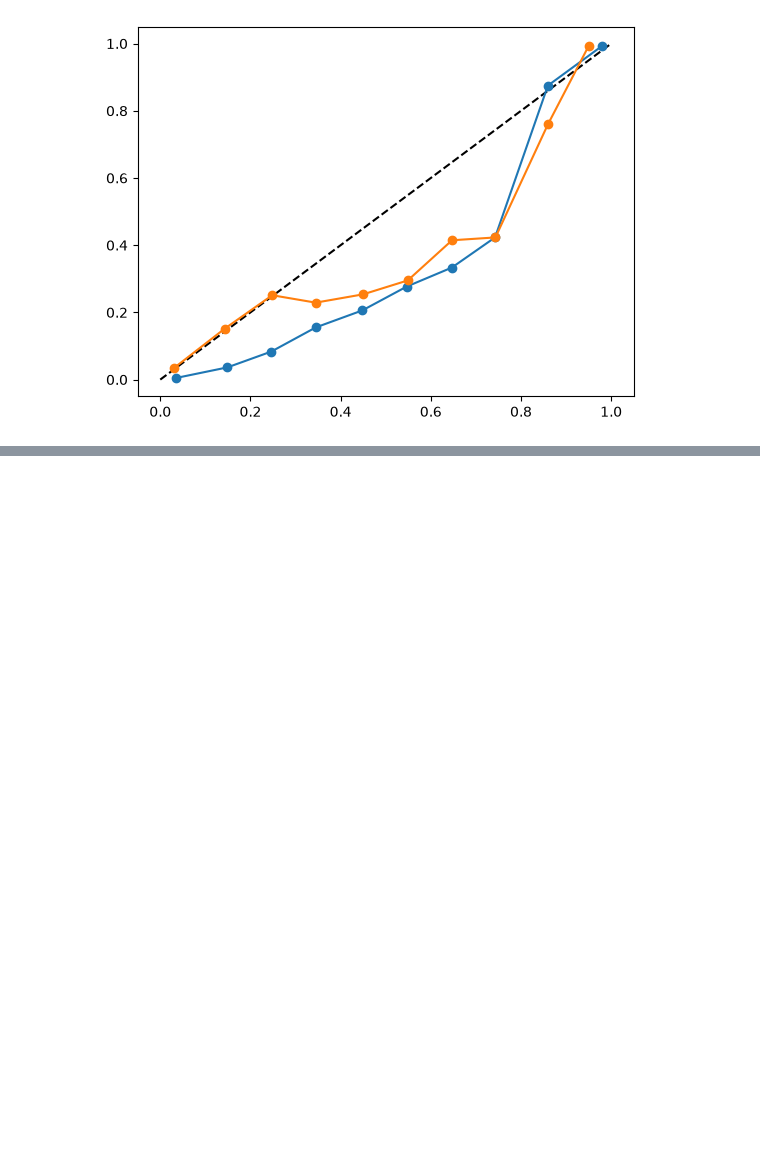
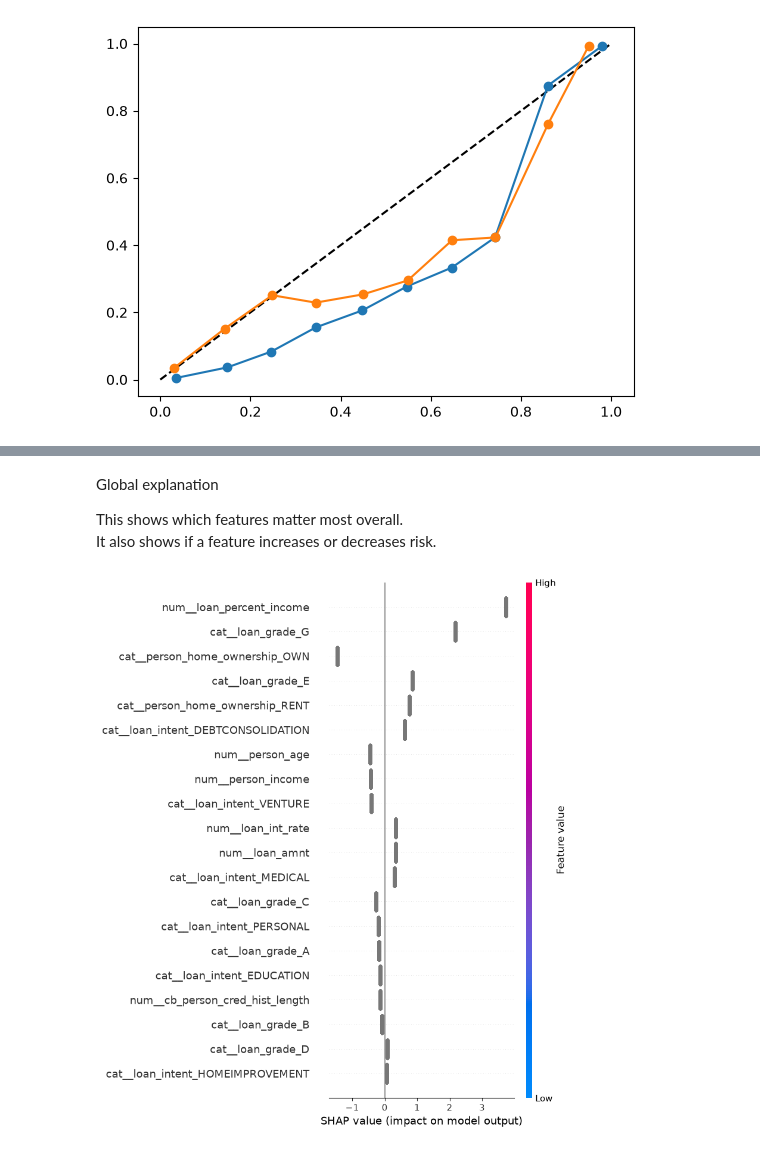
Before and after one commit to ShamsherCoder09/Credit-Risk-Project, a Jupyter notebook: credit-risk.ipynb, the cells around one changed output, grey strips where cells are left out. Cells and saved outputs as stored; diff of their text form; code cells hidden in the pictures; blank space fills up the shorter version.

Commit message:
I have done the shape portion

```diff
--- a/credit-risk.ipynb
+++ b/credit-risk.ipynb
@@ -731,0 +767,12 @@ plt.plot(
+# %%
+#4. Get feature names after one-hot enocding , so plots are readable
+features_name = xg_model.named_steps['preprocessor'].get_feature_names_out()
+# %%
+#4. Get feature names after one-hot enocding , so plots are readable
+X_test_df = pd.DataFrame(X_test,columns=features_name)
+# %%
+#6. Create SHAP explainer built for tree-based model
+explainer = shap.TreeExplainer(xbg_classifier)
+# %%
+shape_values = explainer.shap_values(X_test_df)
+shape_values
@@ -731,0 +793,9 @@ plt.plot(
+# %% [markdown]
+Global explanation
+
+This shows which features matter most overall.
+It also shows if a feature increases or decreases risk.
+# %%
+shap.summary_plot(shape_values, X_test_df)
+# %% [output]
+[figure, added]
```
Also changed, not shown: parts of 8 cells of this notebook.
